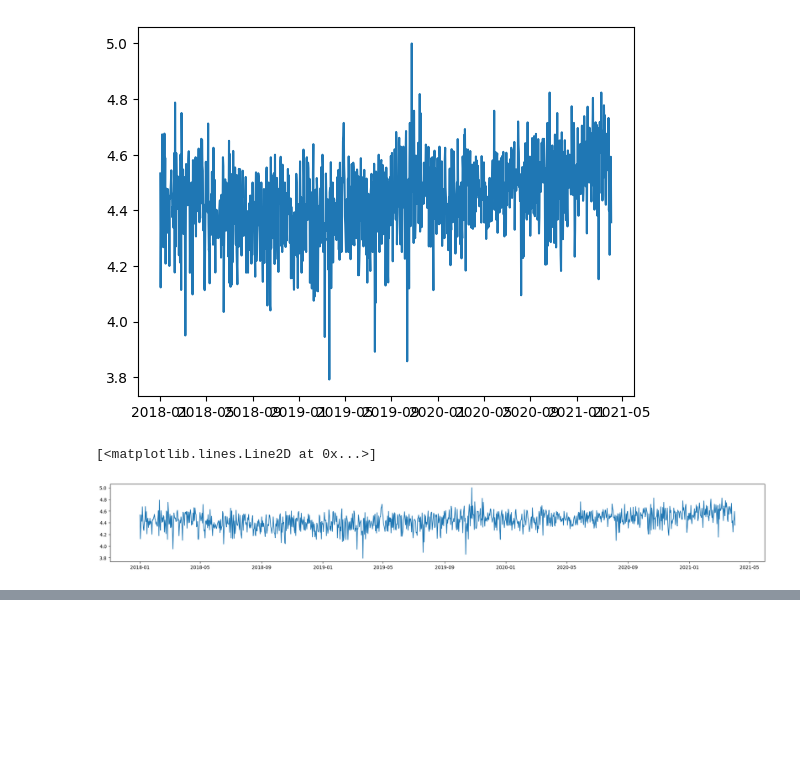
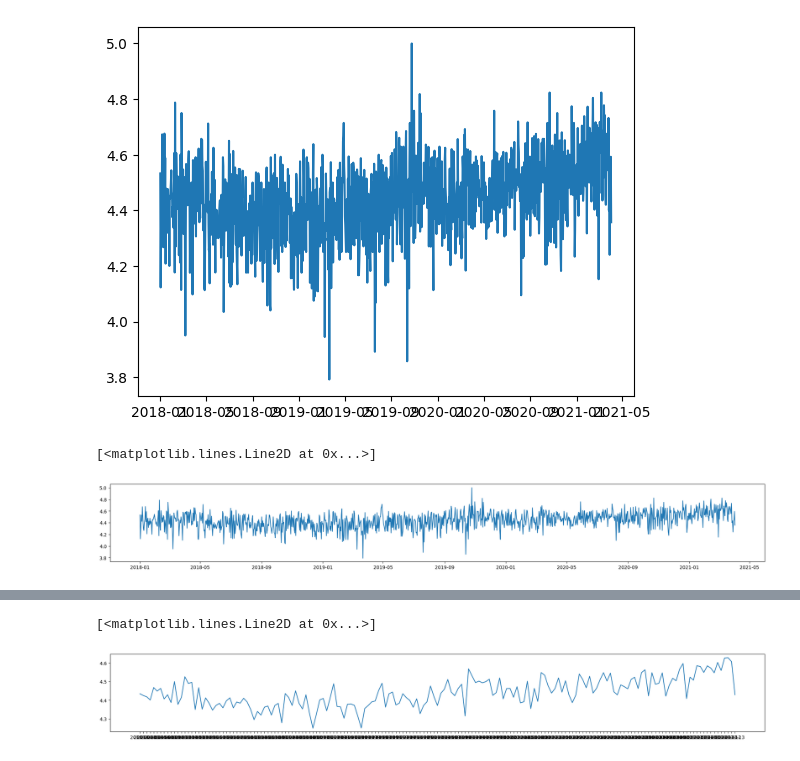
Before and after one commit to VicenteCorts/Learning_Python, a Jupyter notebook: Clase185.ipynb, the cells around one changed output, grey strips where cells are left out. Cells and saved outputs as stored; diff of their text form; code cells hidden in the pictures; blank space fills up the shorter version.

```diff
--- a/Clase185.ipynb
+++ b/Clase185.ipynb
@@ -64,0 +67,5 @@ plt.plot(day_average.index, day_average['Rating'])
+# %%
+data['Week'] = data['Timestamp'].dt.strftime('%Y-%U') # String from time (strftime)
+week_average=data.groupby(['Week']).mean(numeric_only=True)
+# o también--> week_average=data.groupby(['Week'])['Rating'].mean()
+week_average
@@ -64,0 +87,7 @@ plt.plot(day_average.index, day_average['Rating'])
+# %%
+# Creando el plot
+plt.figure(figsize=(25,3))
+plt.plot(week_average.index,week_average['Rating'])
+# %% [output]
+[<matplotlib.lines.Line2D at 0x...>]
+[figure, added]
```
Also changed, not shown: parts of 3 cells of this notebook, 1 other file.
